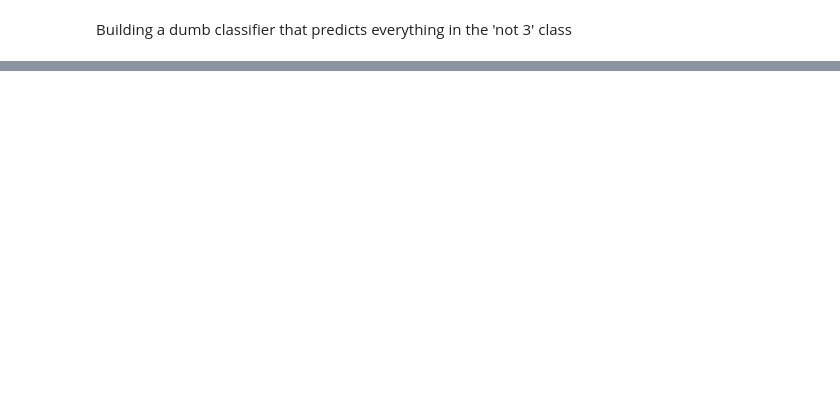
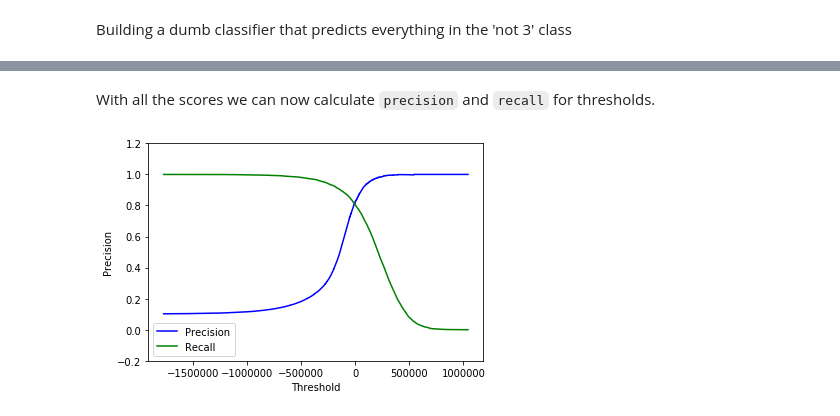
Before and after one commit to Sounak97/Learning-Machine-Learning, a Jupyter notebook: Hands-on-Machine-Learning-with-scikit-learn-and-tensorflow/Chapter-3/Classification.ipynb, the cells around one changed output, grey strips where cells are left out. Drawn from its saved outputs; the diff is of its cells as text; code cells hidden in the pictures; blank space fills up the shorter version.

```diff
--- a/Hands-on-Machine-Learning-with-scikit-learn-and-tensorflow/Chapter-3/Classification.ipynb
+++ b/Hands-on-Machine-Learning-with-scikit-learn-and-tensorflow/Chapter-3/Classification.ipynb
@@ -142,0 +264,20 @@ This is the reason that `accuracy` is not a very good measure of how good a clas
+# %%
+y_scores = cross_val_predict(sgd_clf, X_train, y_train_3, cv=3, method='decision_function')
+# %% [markdown]
+With all the scores we can now calculate `precision` and `recall` for thresholds.
+# %%
+from sklearn.metrics import precision_recall_curve
+precisions, recalls, thresholds = precision_recall_curve(y_train_3, y_scores)
+# %%
+def plot_recall_vs_threshold(precisions, recalls, thresholds):
+    plt.plot(thresholds, precisions[:-1], 'b-', label='Precision')
+    plt.plot(thresholds, recalls[:-1], 'g-', label='Recall')
+    plt.xlabel('Threshold')
+    plt.ylabel('Precision')
+    plt.legend()
+    plt.ylim([-0.2, 1.2])
+
+plot_recall_vs_threshold(precisions, recalls, thresholds)
+plt.show()
+# %% [output]
+[figure, added]
```
Also changed, not shown: parts of 27 cells of this notebook.
